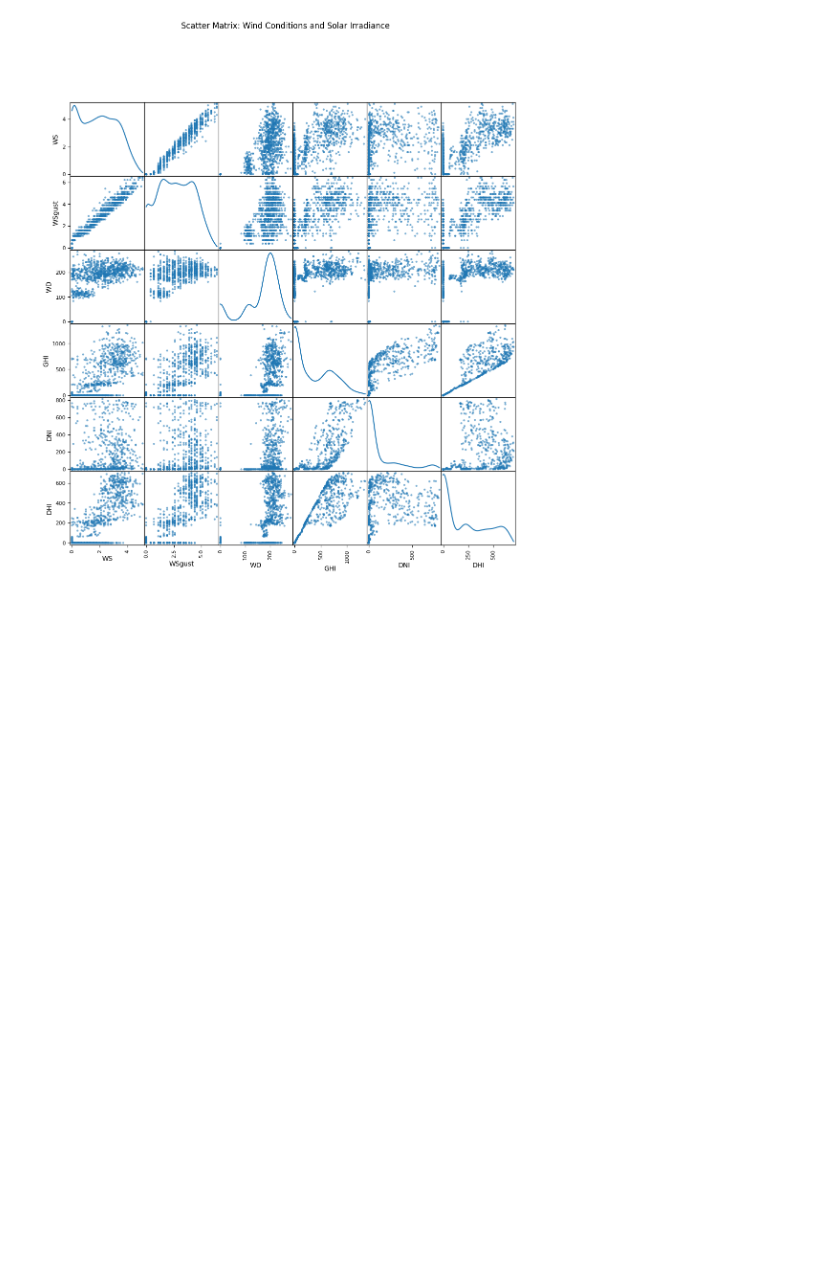
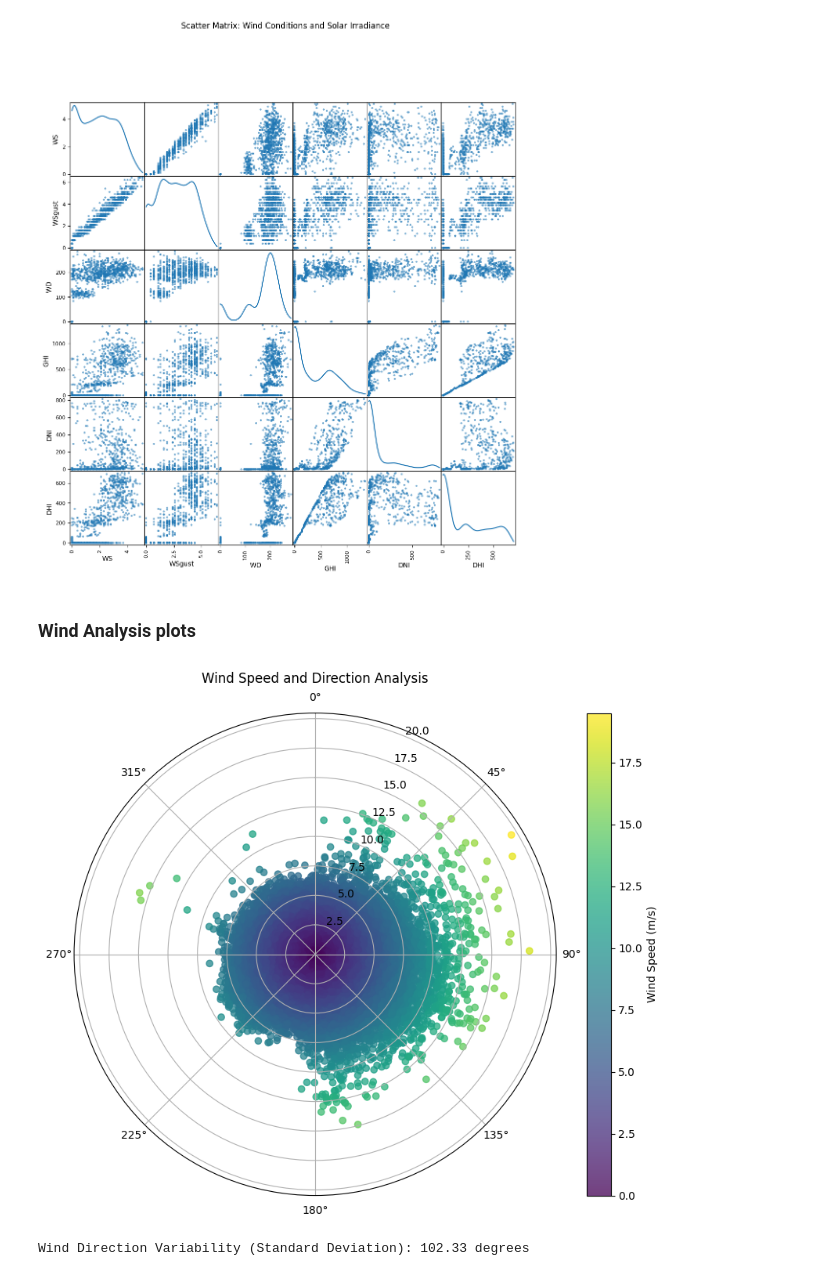
Before and after one commit to Leulseged-Mesfin/Moonlight-Light-Energy-Solutions, a Jupyter notebook: notebooks/Benin.ipynb, the cells around one changed output. Saved outputs shown, nothing was run; the diff lists cells and outputs as text; code cells hidden in the pictures; blank space fills up the shorter version.

```diff
--- a/notebooks/Benin.ipynb
+++ b/notebooks/Benin.ipynb
@@ -318,3 +318,10 @@ plot_correlation_analysis(benin_df)
 [figure]
 [figure]
 [figure]
+# %% [markdown]
+### Wind Analysis plots
+# %%
+plot_wind_analysis(benin_df)
+# %% [output]
+[figure, added]
+Wind Direction Variability (Standard Deviation): 102.33 degrees
```
